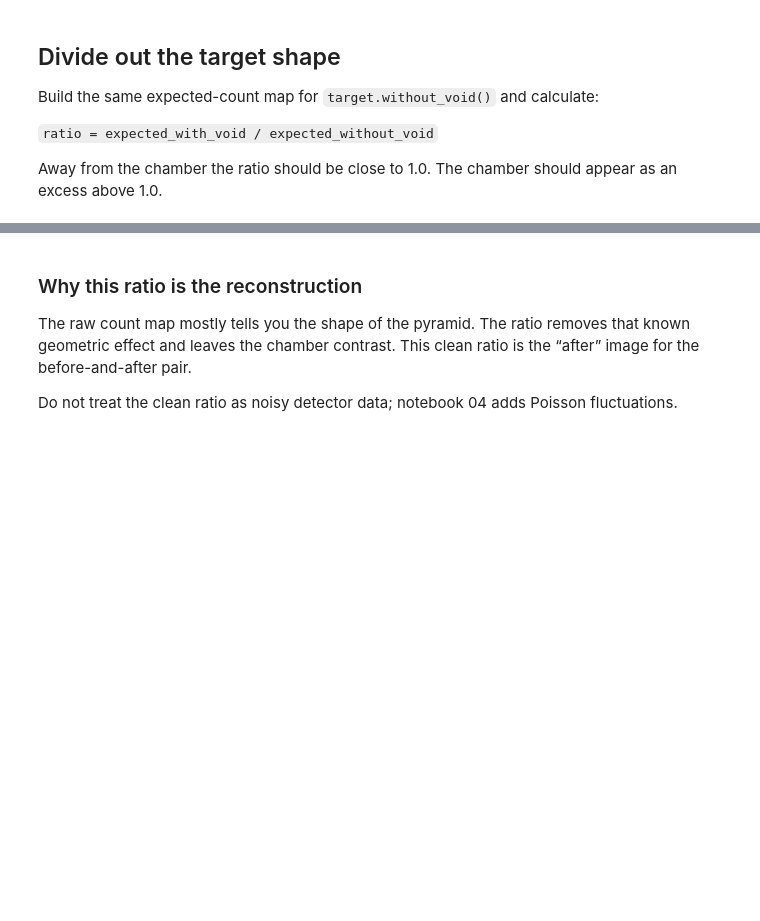
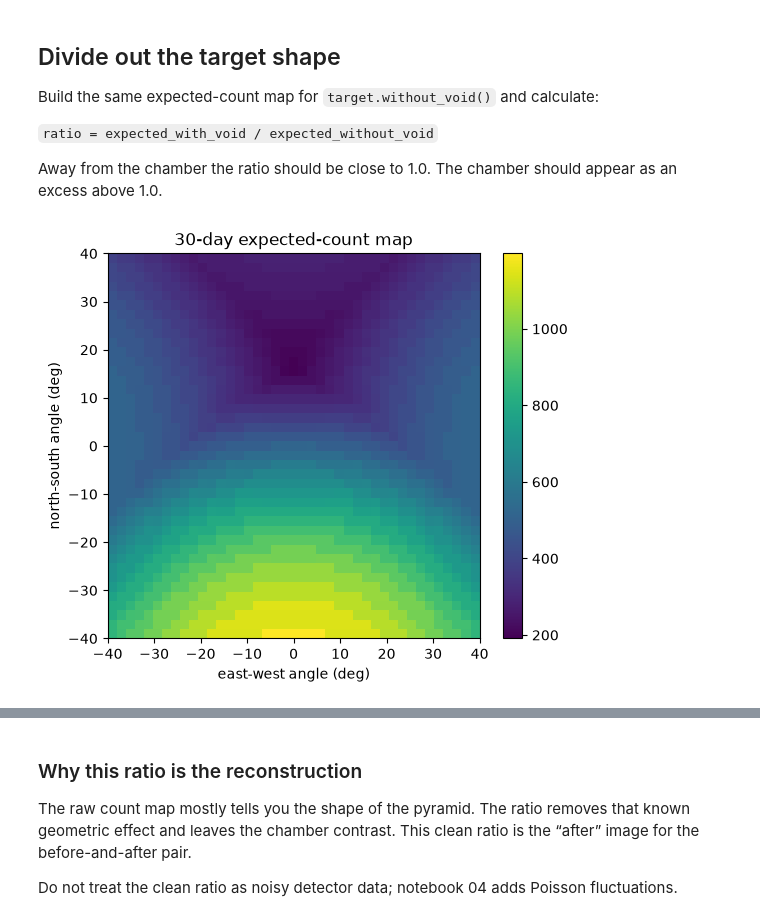
Before and after one commit to Evan-Lim/muography-project, a Jupyter notebook: samantha-student-package/notebooks/03_first_image.ipynb, the cells around one changed output, grey strips where cells are left out. Saved outputs shown, nothing was run; the diff lists cells and outputs as text; code cells hidden in the pictures; blank space fills up the shorter version.

```diff
--- a/samantha-student-package/notebooks/03_first_image.ipynb
+++ b/samantha-student-package/notebooks/03_first_image.ipynb
@@ -112,3 +97,25 @@ target0 = target.without_void()
 detector = np.array(cfg.DETECTOR_POSITION_M, dtype=float)
 # %%
 # YOUR TURN
+
+counts_void, ax_deg, ay_deg = sa.expected_counts(target0, detector, days=30, field_deg=80)
+
+plt.figure (figsize=(6,5))
+plt.imshow(
+    counts_void,
+    extent = [ax_deg.min(), ax_deg.max(), ay_deg.min(), ay_deg.max()],
+    origin = 'lower',
+    aspect = 'auto',
+    cmap = 'viridis'
+)
+
+
+plt.xlim(-40,40)
+plt.ylim (-40, 40)
+plt.colorbar()
+plt.xlabel('east-west angle (deg)')
+plt.ylabel ('north-south angle (deg)')
+plt.title ('30-day expected-count map')
+plt.show()
+# %% [output]
+[figure, added]
```
Also changed, not shown: parts of 4 cells of this notebook, 1 other file.
